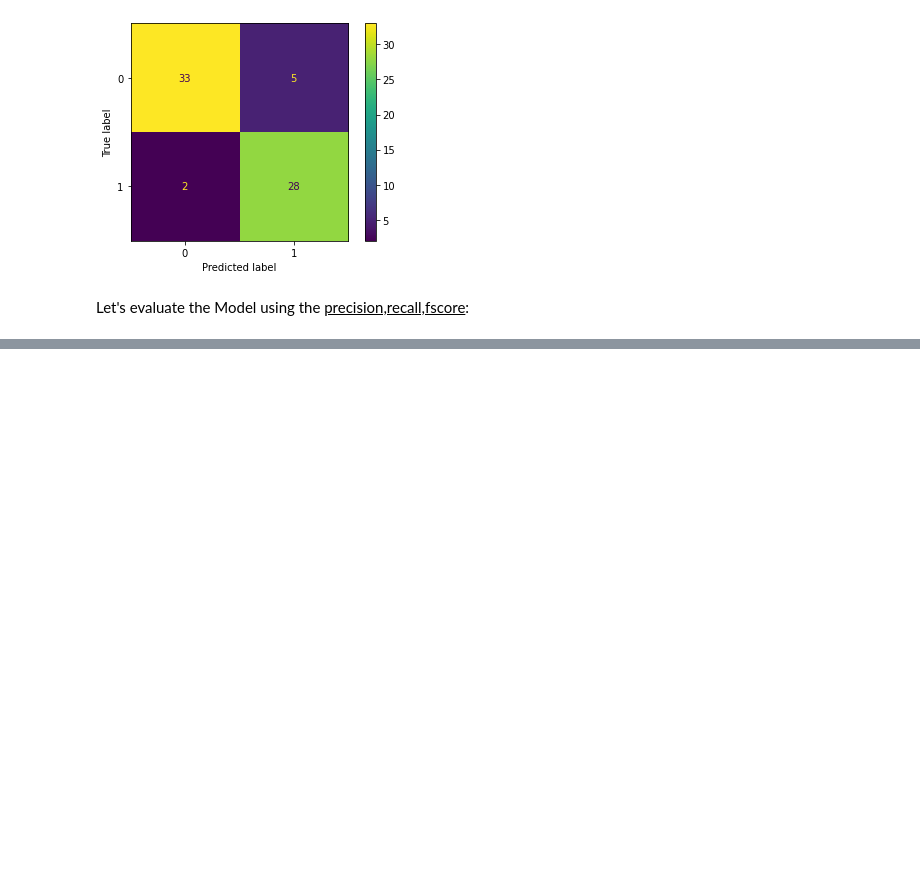
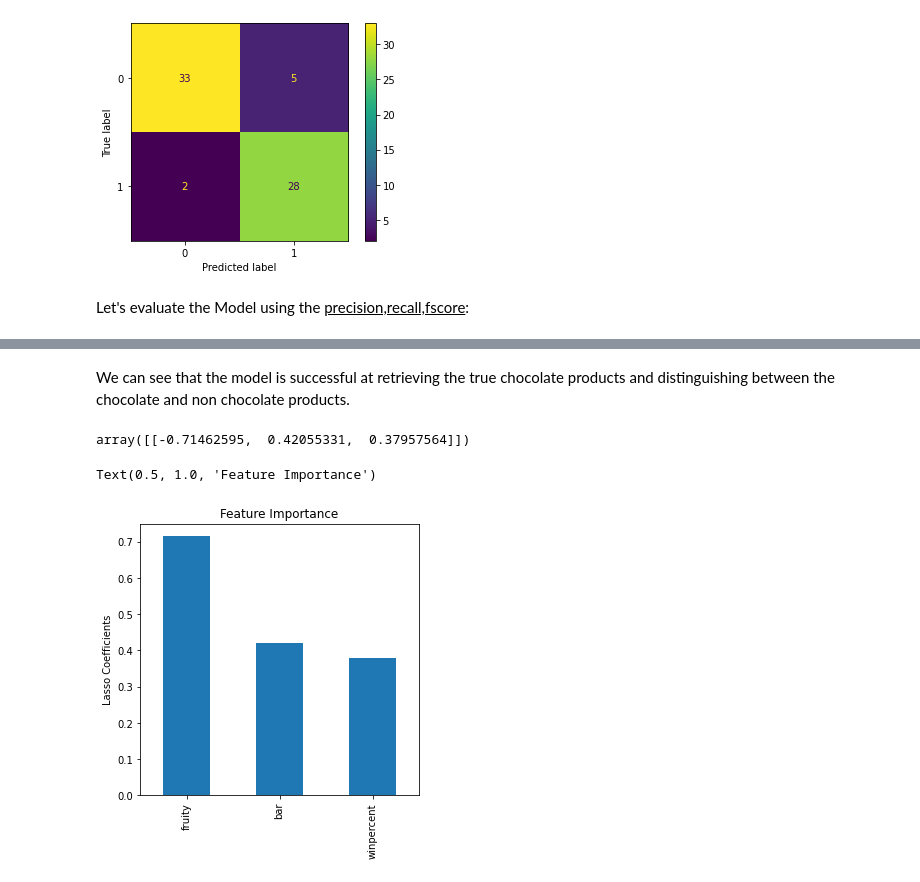
Before and after one commit to staks1/Python-Regression, a Jupyter notebook: project-candy-regression/model-training.ipynb, the cells around one changed output, grey strips where cells are left out. Drawn from its saved outputs; the diff is of its cells as text; code cells hidden in the pictures; blank space fills up the shorter version.

Commit message:
- Added & Updated Feature Selection and Model evaluation

```diff
--- a/project-candy-regression/model-training.ipynb
+++ b/project-candy-regression/model-training.ipynb
@@ -230,0 +264,20 @@ print(precision_recall_fscore_support(y_train,y_pred,labels=svm_model.classes_))
+# %% [markdown]
+We can see that the model is successful at retrieving the true chocolate products and distinguishing between the chocolate and non chocolate products.
+# %%
+svm_model.coef_
+# %% [output]
+array([[-0.71462595,  0.42055331,  0.37957564]])
+# %%
+# plot the importance of the features
+importance = pd.Series(np.abs(svm_model.coef_.ravel()))
+importance.index = features
+
+
+# sort the feature coefficients
+importance.sort_values(inplace=True,ascending=False)
+importance.plot.bar(figsize=(5,5))
+plt.ylabel('Lasso Coefficients')
+plt.title('Feature Importance')
+# %% [output]
+Text(0.5, 1.0, 'Feature Importance')
+[figure, added]
```
Also changed, not shown: parts of 6 cells of this notebook.
